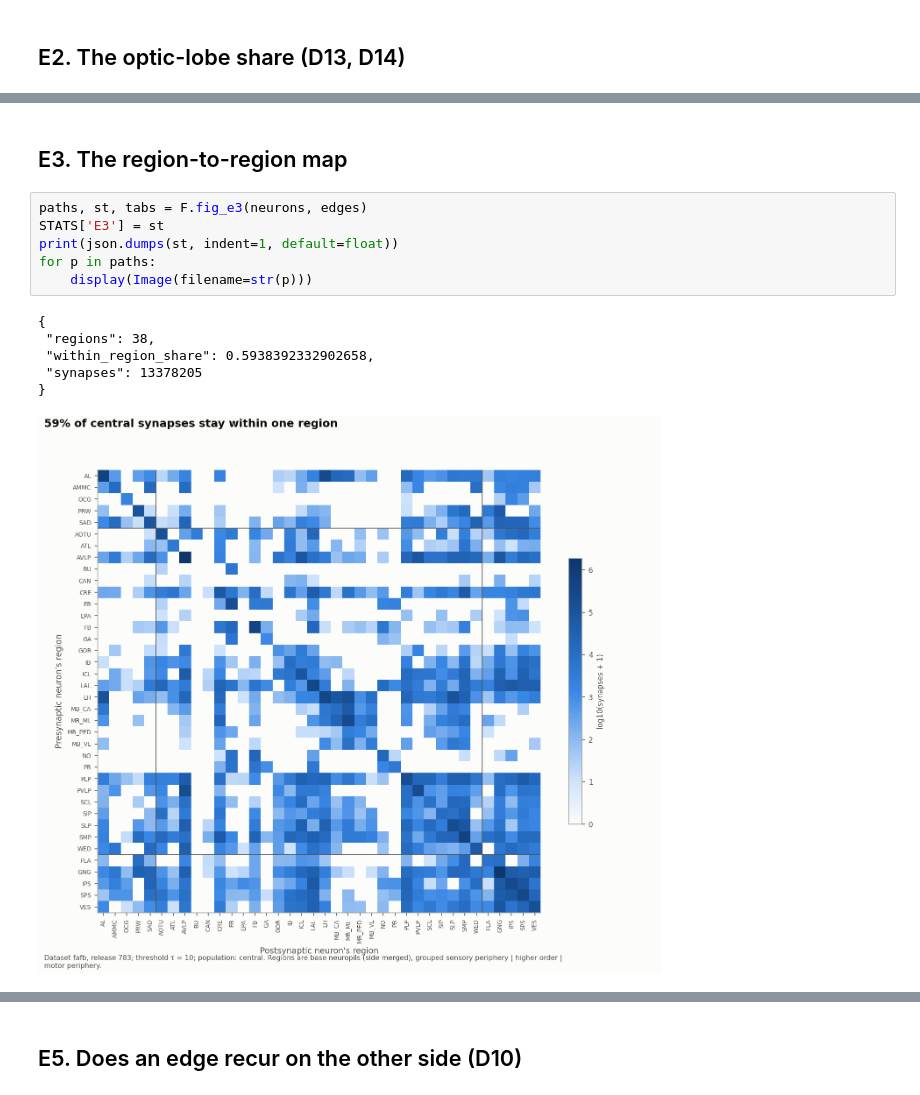
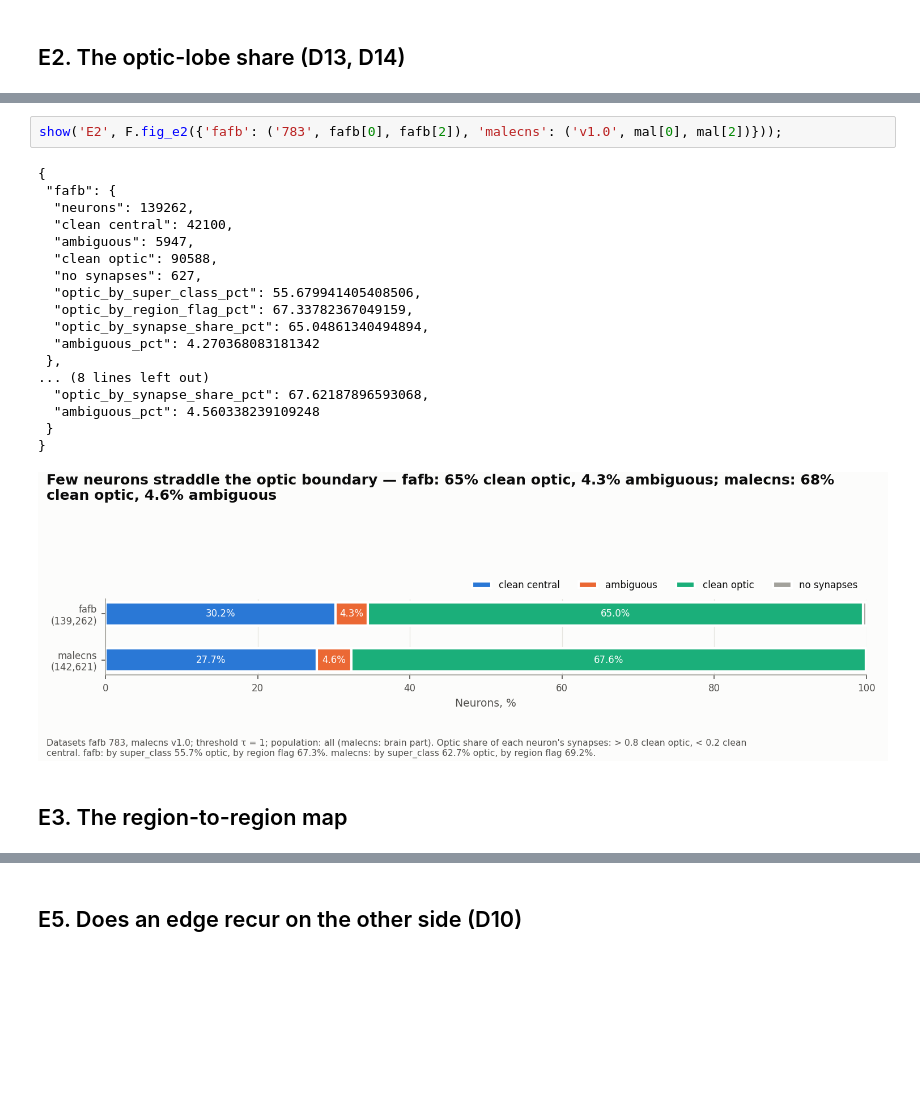
Before and after one commit to teyerci/p5-pu-wiring, a Jupyter notebook: notebooks/eda_E.ipynb, the cells around one changed output, grey strips where cells are left out. Saved outputs shown, nothing was run; the diff lists cells and outputs as text; blank space fills up the shorter version.

```diff
--- a/notebooks/eda_E.ipynb
+++ b/notebooks/eda_E.ipynb
@@ -66,15 +78,23 @@ for p in paths:
+# %%
+show('E2', F.fig_e2({'fafb': ('783', fafb[0], fafb[2]), 'malecns': ('v1.0', mal[0], mal[2])}));
+# %% [output]
+{
+ "fafb": {
+  "neurons": 139262,
+  "clean central": 42100,
+  "ambiguous": 5947,
+  "clean optic": 90588,
+  "no synapses": 627,
+  "optic_by_super_class_pct": 55.679941405408506,
+  "optic_by_region_flag_pct": 67.33782367049159,
+  "optic_by_synapse_share_pct": 65.04861340494894,
+  "ambiguous_pct": 4.270368083181342
+ },
+... (8 lines left out)
+  "optic_by_synapse_share_pct": 67.62187896593068,
+  "ambiguous_pct": 4.560338239109248
+ }
+}
+[figure, added]
 # %% [markdown]
 ## E3. The region-to-region map
-# %%
-paths, st, tabs = F.fig_e3(neurons, edges)
-STATS['E3'] = st
-print(json.dumps(st, indent=1, default=float))
-for p in paths:
-    display(Image(filename=str(p)))
-# %% [output]
-{
- "regions": 38,
- "within_region_share": 0.5938392332902658,
- "synapses": 13378205
-}
-[figure, removed]
```
Also changed, not shown: parts of 21 cells of this notebook, 23 other files.
